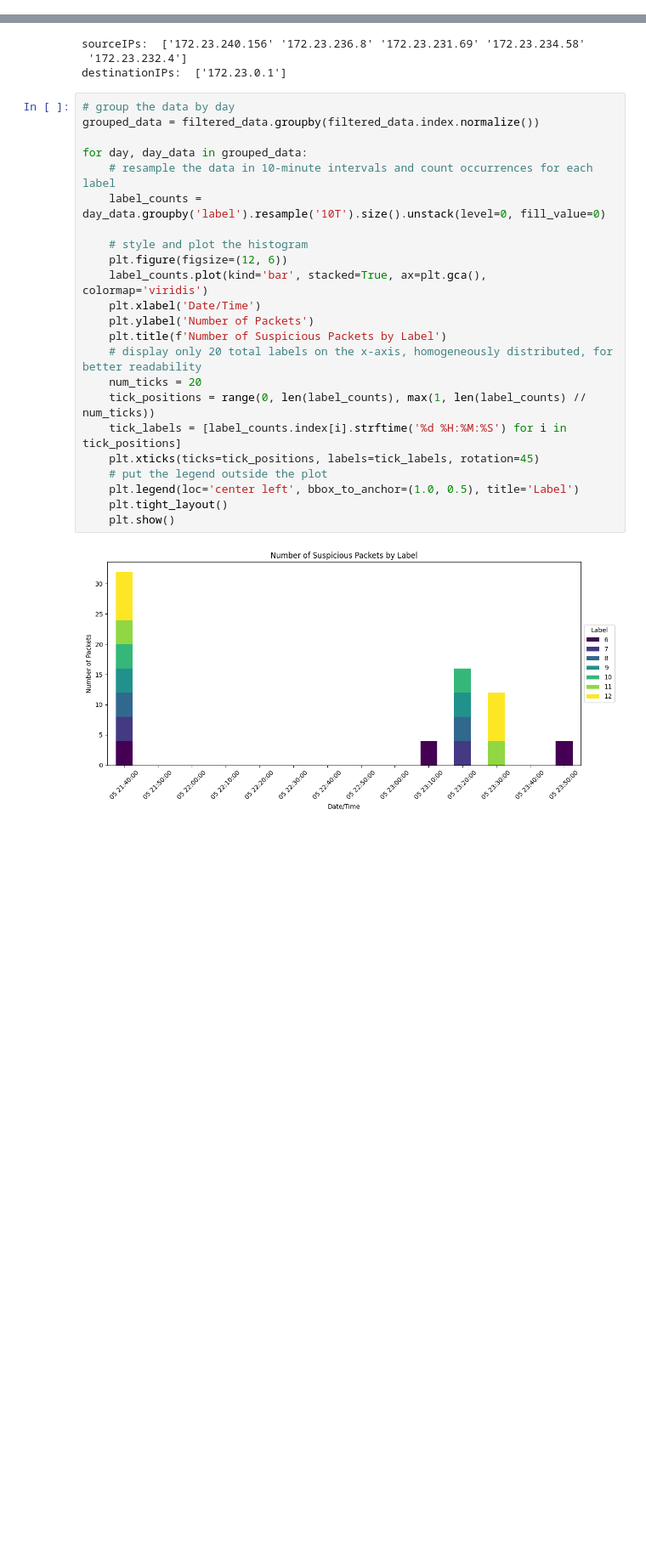
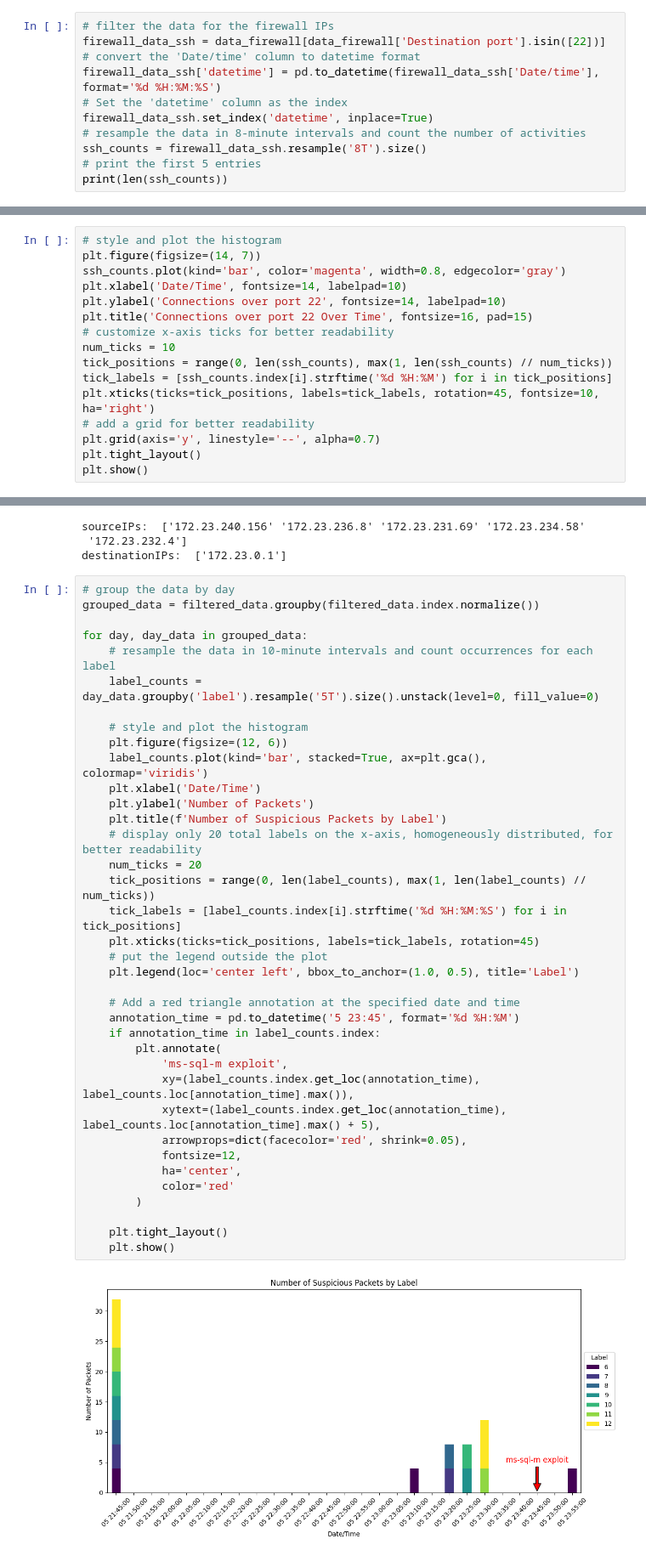
Before and after one commit to giorgiodaneri/HPDAV_project, a Jupyter notebook: server/analysis_results.ipynb, the cells around one changed output, grey strips where cells are left out. Shown at 85% size. Saved outputs shown, nothing was run; the diff lists cells and outputs as text; blank space fills up the shorter version.

```diff
--- a/server/analysis_results.ipynb
+++ b/server/analysis_results.ipynb
@@ -184,3 +315,14 @@ data_breach:  2329914
 2                 ftp      1825
 3              domain       752
 4              22_tcp       538
+# %%
+# filter the data for the firewall IPs
+firewall_data_ssh = data_firewall[data_firewall['Destination port'].isin([22])]
+# convert the 'Date/time' column to datetime format
+firewall_data_ssh['datetime'] = pd.to_datetime(firewall_data_ssh['Date/time'], format='%d %H:%M:%S')
+# Set the 'datetime' column as the index
+firewall_data_ssh.set_index('datetime', inplace=True)
+# resample the data in 8-minute intervals and count the number of activities
+ssh_counts = firewall_data_ssh.resample('8T').size()
+# print the first 5 entries
+print(len(ssh_counts))
@@ -186,0 +331,16 @@ data_breach:  2329914
+# %%
+# style and plot the histogram
+plt.figure(figsize=(14, 7))
+ssh_counts.plot(kind='bar', color='magenta', width=0.8, edgecolor='gray')
+plt.xlabel('Date/Time', fontsize=14, labelpad=10)
+plt.ylabel('Connections over port 22', fontsize=14, labelpad=10)
+plt.title('Connections over port 22 Over Time', fontsize=16, pad=15)
+# customize x-axis ticks for better readability
+num_ticks = 10
+tick_positions = range(0, len(ssh_counts), max(1, len(ssh_counts) // num_ticks))
+tick_labels = [ssh_counts.index[i].strftime('%d %H:%M') for i in tick_positions]
+plt.xticks(ticks=tick_positions, labels=tick_labels, rotation=45, fontsize=10, ha='right')
+# add a grid for better readability
+plt.grid(axis='y', linestyle='--', alpha=0.7)
+plt.tight_layout()
+plt.show()
@@ -228,25 +397,39 @@ destinationIPs:  ['172.23.0.1']
 # %%
 # group the data by day
 grouped_data = filtered_data.groupby(filtered_data.index.normalize())
 
 for day, day_data in grouped_data:
     # resample the data in 10-minute intervals and count occurrences for each label
-    label_counts = day_data.groupby('label').resample('10T').size().unstack(level=0, fill_value=0)
+    label_counts = day_data.groupby('label').resample('5T').size().unstack(level=0, fill_value=0)
 
     # style and plot the histogram
     plt.figure(figsize=(12, 6))
     label_counts.plot(kind='bar', stacked=True, ax=plt.gca(), colormap='viridis')
     plt.xlabel('Date/Time')
     plt.ylabel('Number of Packets')
     plt.title(f'Number of Suspicious Packets by Label')
     # display only 20 total labels on the x-axis, homogeneously distributed, for better readability
     num_ticks = 20
     tick_positions = range(0, len(label_counts), max(1, len(label_counts) // num_ticks))
     tick_labels = [label_counts.index[i].strftime('%d %H:%M:%S') for i in tick_positions]
     plt.xticks(ticks=tick_positions, labels=tick_labels, rotation=45)
     # put the legend outside the plot
     plt.legend(loc='center left', bbox_to_anchor=(1.0, 0.5), title='Label')
+
+    # Add a red triangle annotation at the specified date and time
+    annotation_time = pd.to_datetime('5 23:45', format='%d %H:%M')
+    if annotation_time in label_counts.index:
+        plt.annotate(
+            'ms-sql-m exploit',
+            xy=(label_counts.index.get_loc(annotation_time), label_counts.loc[annotation_time].max()),
+            xytext=(label_counts.index.get_loc(annotation_time), label_counts.loc[annotation_time].max() + 5),
+            arrowprops=dict(facecolor='red', shrink=0.05),
+            fontsize=12,
+            ha='center',
+            color='red'
+        )
+
     plt.tight_layout()
     plt.show()
 # %% [output]
-[figure, old version]
+[figure, new version]
```
Also changed, not shown: parts of 30 cells of this notebook, 11 other files.
